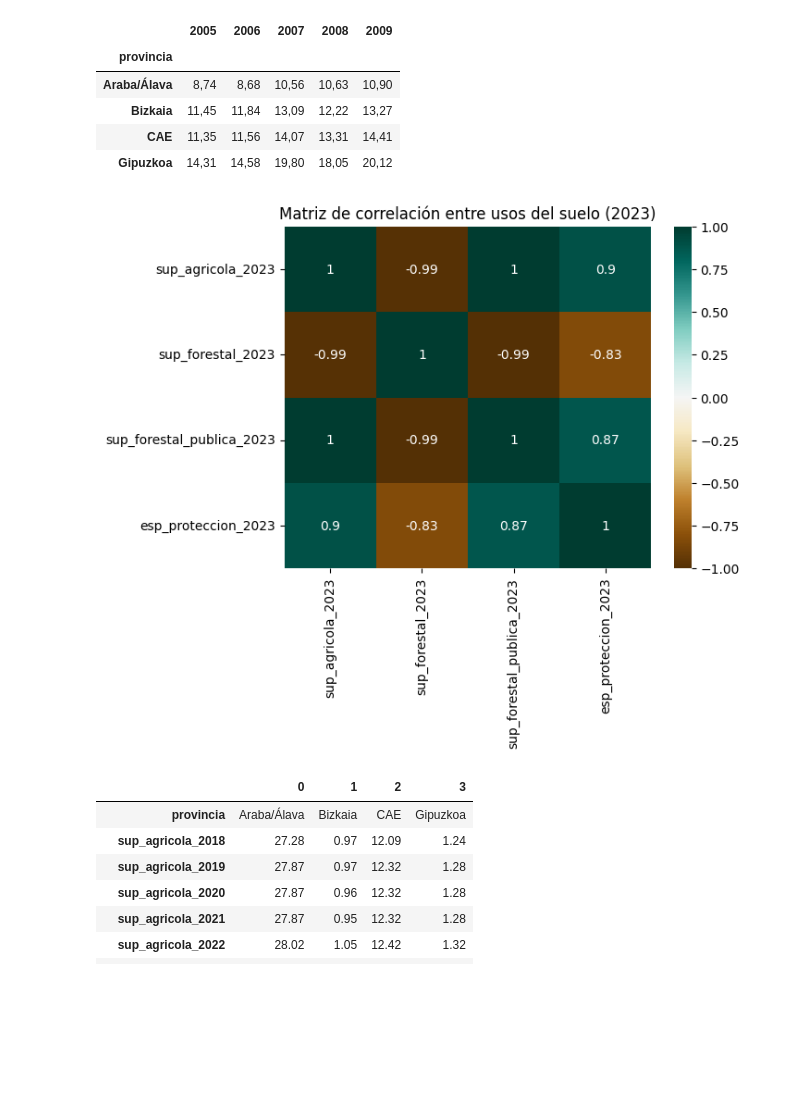
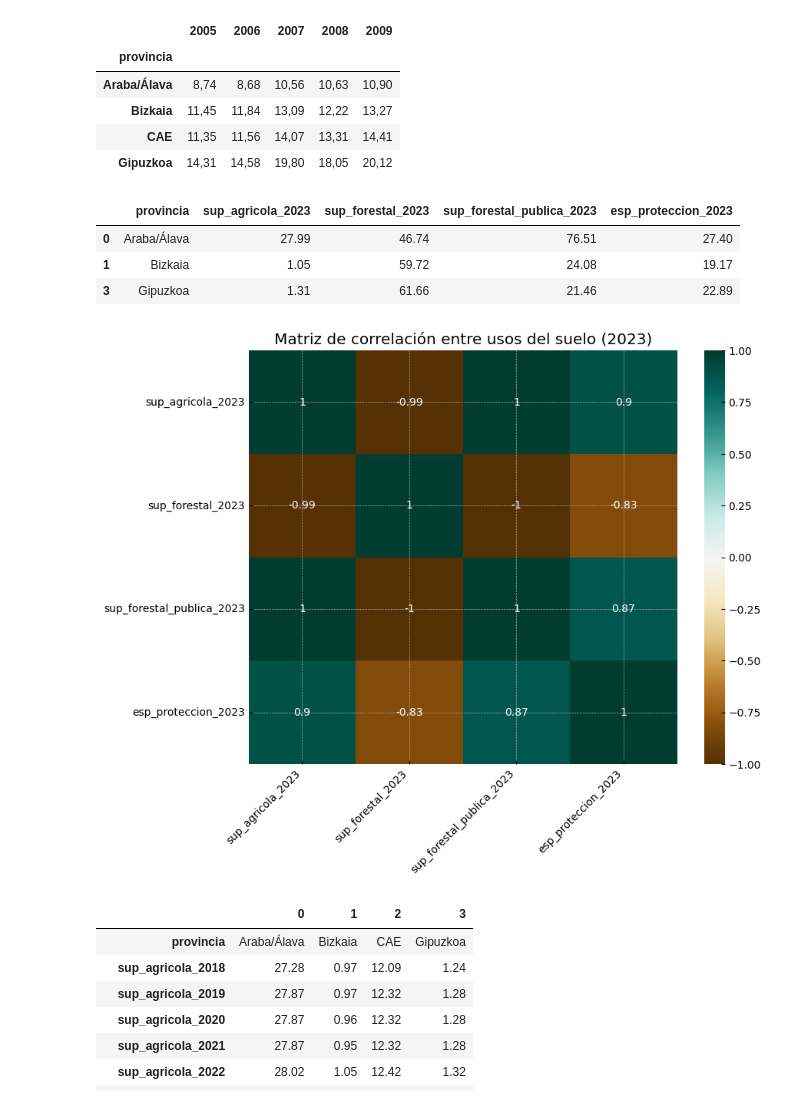
Before and after one commit to AnaExposito/EDA_ZONAS_VERDES, a Jupyter notebook: jupiter_zonas_verdes/Jupiter_zonas_verdes.ipynb, the cells around one changed output. Drawn from its saved outputs; the diff is of its cells as text; code cells hidden in the pictures; blank space fills up the shorter version.

```diff
--- a/jupiter_zonas_verdes/Jupiter_zonas_verdes.ipynb
+++ b/jupiter_zonas_verdes/Jupiter_zonas_verdes.ipynb
@@ -1334,12 +1271,30 @@ zonas_verdes_provincias
 | Bizkaia | 11,45 | 11,84 | 13,09 | 12,22 | 13,27 |
 | CAE | 11,35 | 11,56 | 14,07 | 13,31 | 14,41 |
 | Gipuzkoa | 14,31 | 14,58 | 19,80 | 18,05 | 20,12 |
+# %%
+datos_suelo_2023 = datos_actualizados_provincia[[
+    "provincia", "sup_agricola_2023", "sup_forestal_2023", "sup_forestal_publica_2023", "esp_proteccion_2023"]]
+# %%
+datos_suelo_2023
+# %% [output]
+|  | provincia | sup_agricola_2023 | sup_forestal_2023 | sup_forestal_publica_2023 | esp_proteccion_2023 |
+| 0 | Araba/Álava | 27.99 | 46.74 | 76.51 | 27.40 |
+| 1 | Bizkaia | 1.05 | 59.72 | 24.08 | 19.17 |
+| 3 | Gipuzkoa | 1.31 | 61.66 | 21.46 | 22.89 |
 # %%
-sns.heatmap(cor_matrix, annot=True, cmap="BrBG", center=0, vmin=-1, vmax=1)
+datos_para_correlacion = datos_suelo_2023[['sup_agricola_2023', 'sup_forestal_2023',
+                                         'sup_forestal_publica_2023', 'esp_proteccion_2023']]
+cor_matrix = datos_para_correlacion.corr() #matriz de correlacion
+
+plt.figure(figsize=(9, 7))
+sns.heatmap(cor_matrix,annot=True,cmap="BrBG",center=0, vmin=-1,vmax=1)
 plt.title("Matriz de correlación entre usos del suelo (2023)")
+plt.xticks(rotation=45, ha='right')
+plt.yticks(rotation=0)
+
 plt.show()
 # %% [output]
-[figure, old version]
+[figure, new version]
 # %%
 datos_actualizados_2023
 # %% [output]
```
Also changed, not shown: parts of 26 cells of this notebook, 5 other files.
